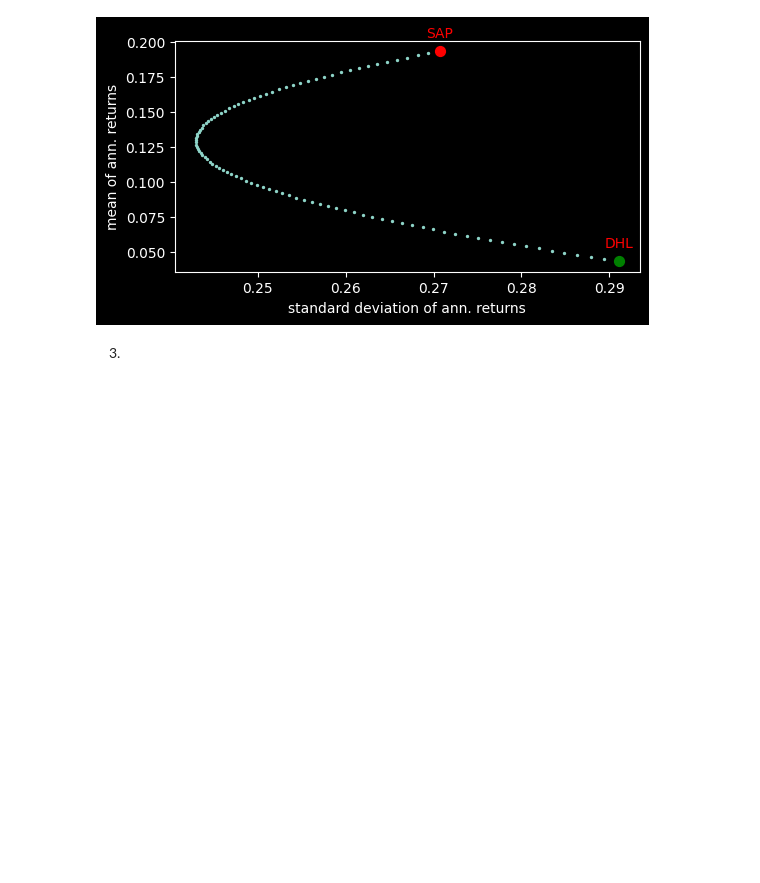
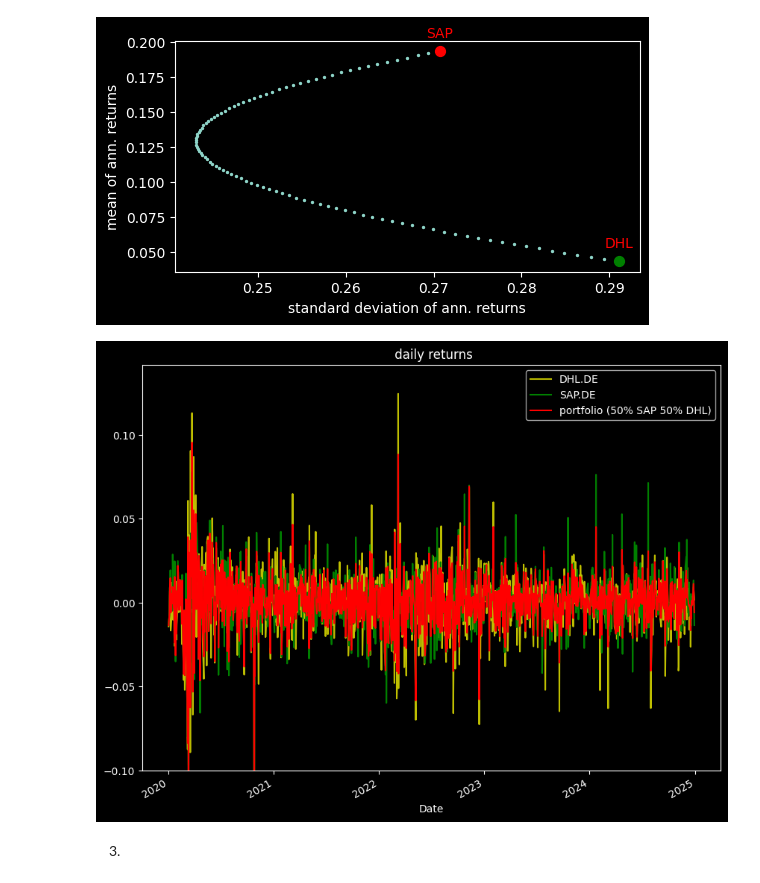
Before and after one commit to tluxxx/ModernPortfolioTheory, a Jupyter notebook: portfolio_theory_basics_01a.ipynb, the cells around one changed output. Saved outputs shown, nothing was run; the diff lists cells and outputs as text; code cells hidden in the pictures; blank space fills up the shorter version.

Commit message:
Update and direct visualisation of the daily returns of portfolio members and weighted portfolio

```diff
--- a/portfolio_theory_basics_01a.ipynb
+++ b/portfolio_theory_basics_01a.ipynb
@@ -268,5 +270,22 @@ plt.ylabel('mean of ann. returns')
 plt.show()
 # %% [output]
 [figure]
+# %%
+# visualistation of fluctuation of daily returns
+
+# assumed portfolio w = 0.5
+pf_rets= w * all_rets['SAP.DE'] + (1 - w) * all_rets['DHL.DE']
+
+plt.figure(figsize=(10, 8))
+plt.title(' daily returns')
+all_rets['DHL.DE'].plot(color='y')
+all_rets['SAP.DE'].plot(color='g')
+pf_rets.plot(label='portfolio (50% SAP 50% DHL)', color='r')
+plt.legend()
+plt.ylim(-0.1)
+
+plt.show()
+# %% [output]
+[figure, added]
 # %% [markdown]
 3.
```
Also changed, not shown: parts of 5 cells of this notebook.
